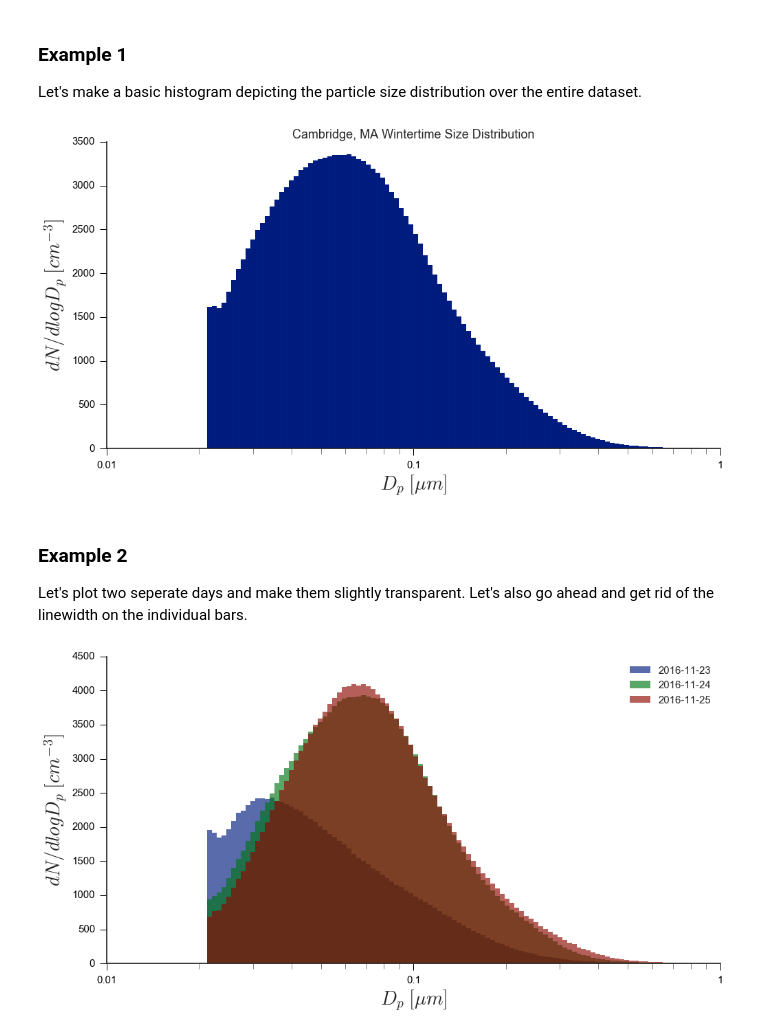
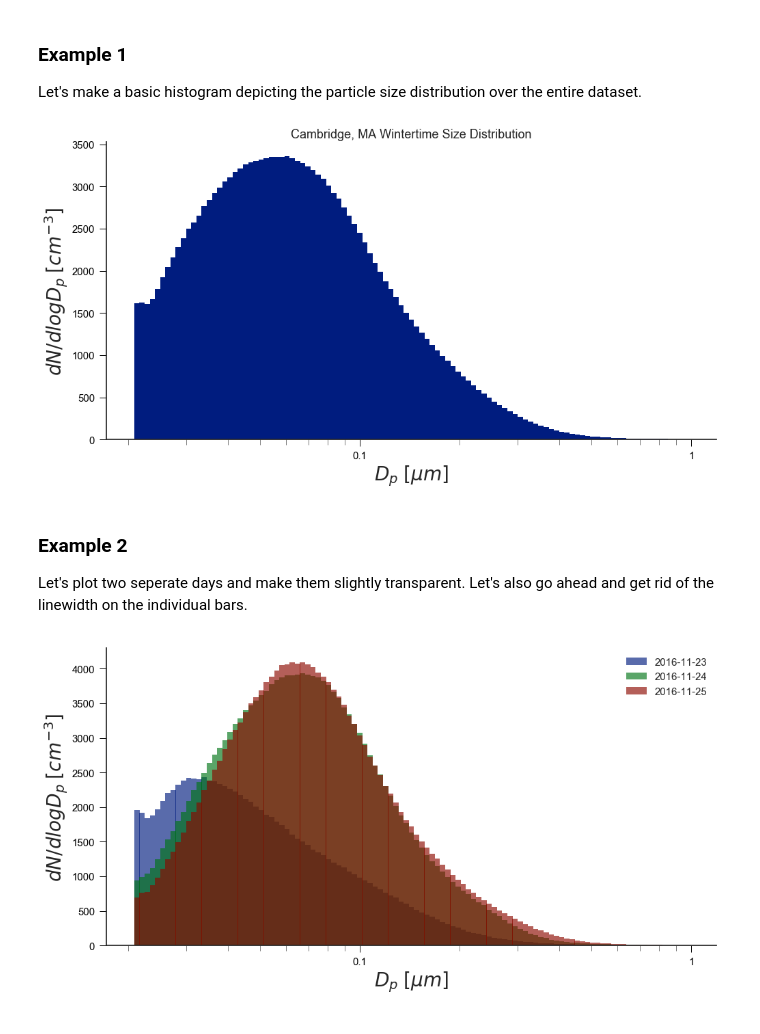
Before and after one commit to quant-aq/py-smps, a Jupyter notebook: examples/Visualize SMPS Data using py-smsps.ipynb, the cells around one changed output. Drawn from its saved outputs; the diff is of its cells as text; code cells hidden in the pictures.

Commit message:
adjusted plots to work with mpl2

```diff
--- a/examples/Visualize SMPS Data using py-smsps.ipynb
+++ b/examples/Visualize SMPS Data using py-smsps.ipynb
@@ -62,10 +59,8 @@ The SMPS loader (`smps.io.load_file`) returns an `SMPS` object which has several
 
   * `fpath`: File Path for the data
   * `column`: If your data is in 'column' format, set True. Otherwise, set False
-# %%
-fpath = os.path.join(datadir, "boston_wintertime.txt")
-
-data = smps.io.load_file(fpath, column=False)
+# %%
+bos = smps.io.load_sample("boston")
 # %% [markdown]
 ### Explore the SMPS Object
 
@@ -175,13 +202,13 @@ There are plenty of ways to customize these plots. You can provide additional ke
 
 Let's make a basic histogram depicting the particle size distribution over the entire dataset.
 # %%
-ax = smps.plots.histplot(data.dndlogdp, data.bins, plot_kws={'linewidth': .01})
+ax = smps.plots.histplot(bos.dndlogdp, bos.bins, plot_kws={'linewidth': .01})
 
 ax.set_title("Cambridge, MA Wintertime Size Distribution")
 
 sns.despine()
 # %% [output]
-[figure, old version]
+[figure, new version]
 # %% [markdown]
 ### Example 2
 
@@ -189,18 +216,18 @@ Let's plot two seperate days and make them slightly transparent. Let's also go a
 # %%
 dates = ["2016-11-23", "2016-11-24", "2016-11-25"]
 
 ax = None
 
 for i, date in enumerate(dates):
     color = sns.color_palette()[i]
-    plot_kws = dict(alpha=0.65, color=color, linewidth=0)
+    plot_kws = dict(alpha=0.65, color=color, linewidth=0.)
 
-    ax = smps.plots.histplot(data.dndlogdp[date], data.bins, ax=ax, plot_kws=plot_kws)
+    ax = smps.plots.histplot(bos.dndlogdp[date], bos.bins, ax=ax, plot_kws=plot_kws)
 
 # Add us a legend!
 ax.legend(dates, loc='best')
 
 # Remove the spines
 sns.despine()
 # %% [output]
-[figure, old version]
+[figure, new version]
```
Also changed, not shown: parts of 10 cells of this notebook, 6 other files.
